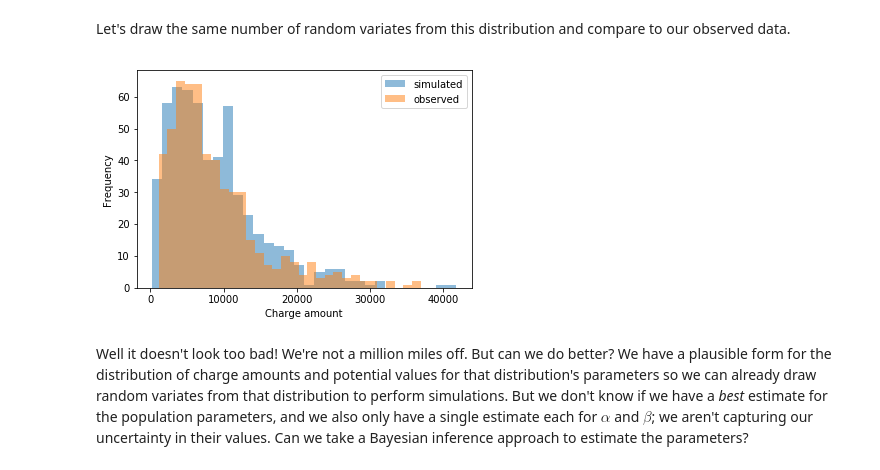
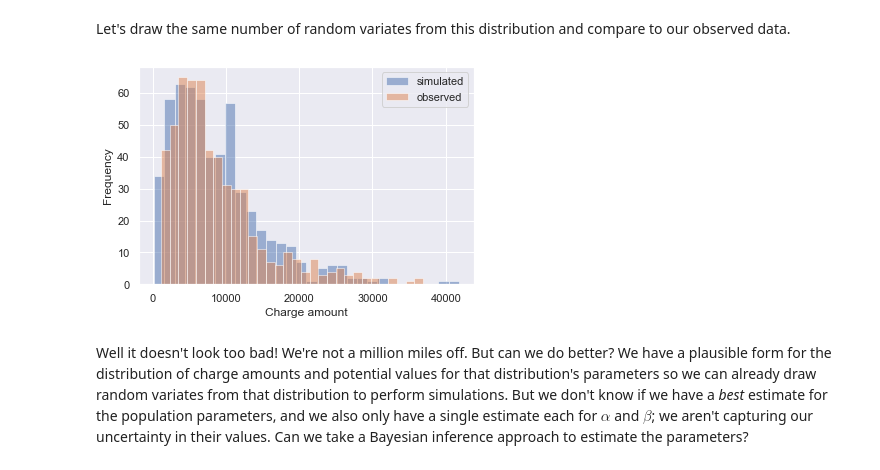
Before and after one commit to jefftrevino/Springboard, a Jupyter notebook: stats_mini_projects/bayesian/trevino_bayesian_minirpoject.ipynb, the cells around one changed output. Cells and saved outputs as stored; diff of their text form; code cells hidden in the pictures.

```diff
--- a/stats_mini_projects/bayesian/trevino_bayesian_minirpoject.ipynb
+++ b/stats_mini_projects/bayesian/trevino_bayesian_minirpoject.ipynb
@@ -39,10 +40,10 @@ medical.head()
 | 3 | 33 | 1 | 22.705 | 0 | 0 | 1 | 21984.47061 | 0 |
 | 4 | 32 | 1 | 28.880 | 0 | 0 | 1 | 3866.85520 | 1 |
 # %%
-insurance = medical.charges[medical.insuranceclaim == 1]
-no_insurance = medical.charges[medical.insuranceclaim == 0]
-n_ins = len(insurance)
-n_no_ins = len(no_insurance)
+insured = medical.charges[medical.insuranceclaim == 1]
+uninsured = medical.charges[medical.insuranceclaim == 0]
+n_insured = len(insurance)
+n_uninsured = len(no_insurance)
 # %%
 _ = plt.hist(insurance, bins=30, alpha=0.5, label='insurance claim')
 _ = plt.hist(no_insurance, bins=30, alpha=0.5, label='not insurance claim')
@@ -69,15 +78,16 @@ alpha_est, beta_est
 Let's draw the same number of random variates from this distribution and compare to our observed data.
 # %%
 seed(47)
-no_ins_model_rvs = gamma(alpha_est, scale=beta_est).rvs(n_no_ins)
+uninsured_model_rvs = gamma(alpha_est, scale=beta_est).rvs(n_uninsured)
 # %%
+sns.set()
 _ = plt.hist(no_ins_model_rvs, bins=30, alpha=0.5, label='simulated')
 _ = plt.hist(no_insurance, bins=30, alpha=0.5, label='observed')
 _ = plt.xlabel('Charge amount')
 _ = plt.ylabel('Frequency')
 _ = plt.legend()
 # %% [output]
-[figure, old version]
+[figure, new version]
 # %% [markdown]
 Well it doesn't look too bad! We're not a million miles off. But can we do better? We have a plausible form for the distribution of charge amounts and potential values for that distribution's parameters so we can already draw random variates from that distribution to perform simulations. But we don't know if we have a _best_ estimate for the population parameters, and we also only have a single estimate each for $\alpha$ and $\beta$; we aren't capturing our uncertainty in their values. Can we take a Bayesian inference approach to estimate the parameters?
 # %% [markdown]
```
Also changed, not shown: parts of 26 cells of this notebook, 1 other file.
